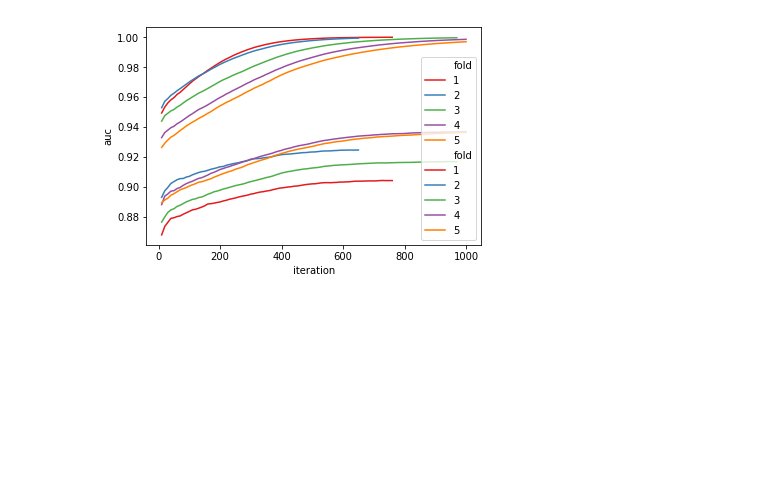
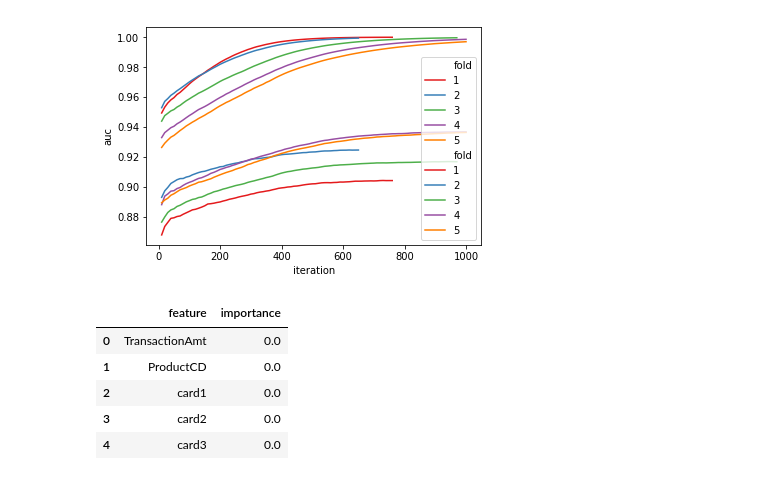
Before and after one commit to yota-p/02-ieee-fraud-detection, a Jupyter notebook: notebook/00-debug.ipynb, the cells around one changed output. Saved outputs shown, nothing was run; the diff lists cells and outputs as text; code cells hidden in the pictures; blank space fills up the shorter version.

```diff
--- a/notebook/00-debug.ipynb
+++ b/notebook/00-debug.ipynb
@@ -66,3 +72,14 @@ plt.ylabel('auc')
 # %% [output]
 Text(0, 0.5, 'auc')
 [figure]
+# %%
+importance = pd.read_csv('feature/importance/importance_0007.csv')
+importance.columns = ['feature', 'importance']
+importance.head()
+# %% [output]
+|  | feature | importance |
+| 0 | TransactionAmt | 0.0 |
+| 1 | ProductCD | 0.0 |
+| 2 | card1 | 0.0 |
+| 3 | card2 | 0.0 |
+| 4 | card3 | 0.0 |
```
Also changed, not shown: parts of 4 cells of this notebook, 11 other files.
